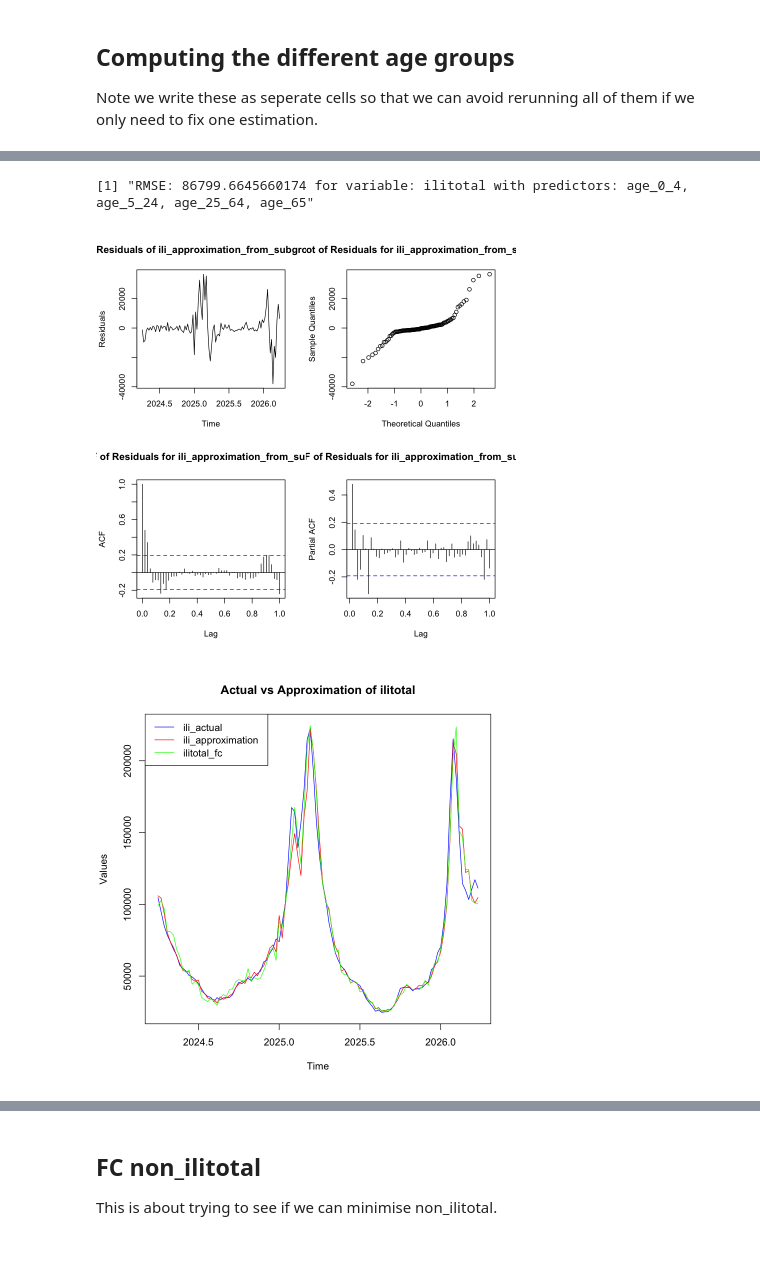
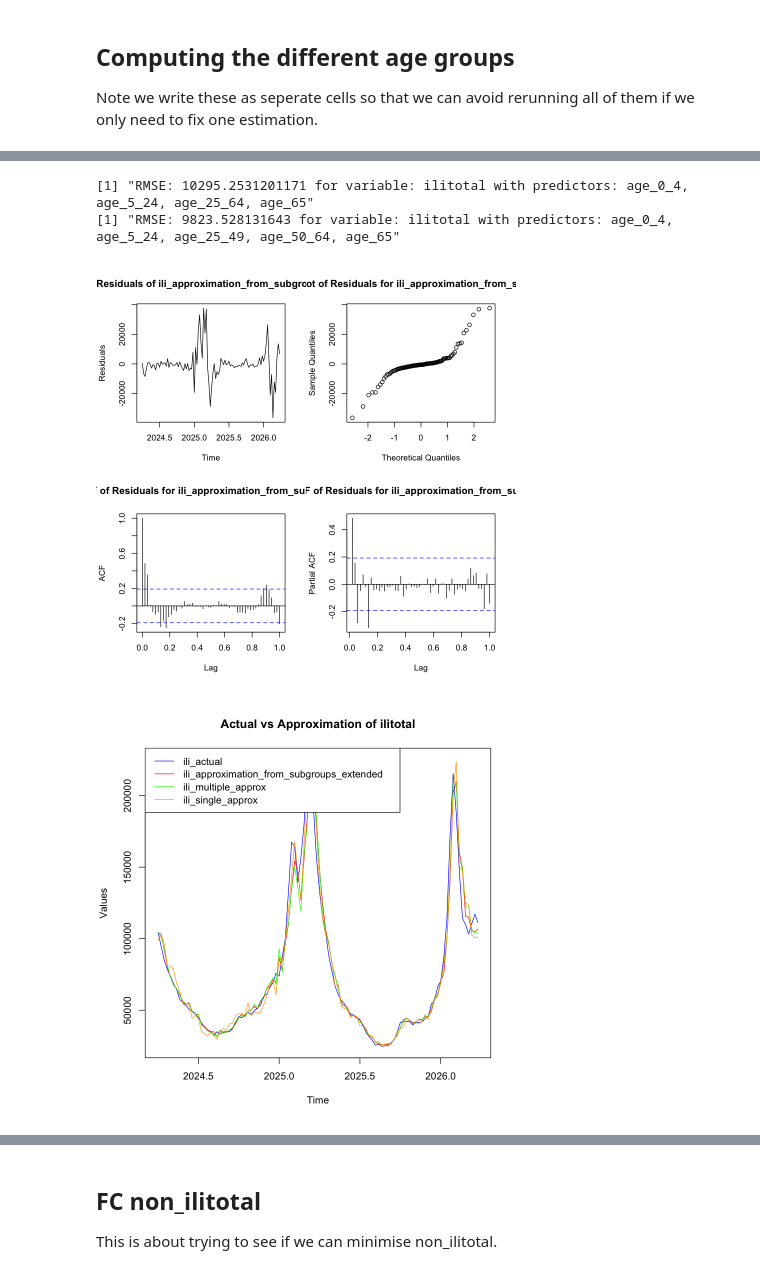
Before and after one commit to atlas0bh/stat443-project, a Jupyter notebook: perturbations_msarima.ipynb, the cells around one changed output, grey strips where cells are left out. Saved outputs shown, nothing was run; the diff lists cells and outputs as text; code cells hidden in the pictures.

```diff
--- a/perturbations_msarima.ipynb
+++ b/perturbations_msarima.ipynb
@@ -264,6 +459,6 @@ fc_age_5_24_fit <- fc_age_5_24$fit
 # %%
 initial_orders_age_25_64 = list(ar=c(1, 2, 1), i=c(0, 0, 1), ma=c(1, 1, 0))
-fc_age_25_64 <- get_it("age_25_64", initial_orders = initial_orders_age_25_64,perturbation = 2)
+fc_age_25_64 <- get_it("age_25_64", initial_orders = initial_orders_age_25_64,perturbation = 2,iterations = 5)
 # we use this so if it is taking to long we can stop the output and still have our forecast!
 fc_age_25_64_values <- fc_age_25_64$best_fc
 fc_age_25_64_fit <- fc_age_25_64$fit
@@ -272,0 +465,14 @@ Complete:  100 % Best Orders: ar=c(1, 2, 1), i=c(0, 0, 1), ma=c(1, 1, 0) Best RM
+# %%
+
+old_df <- read.csv("data/fluview_clean/ilinet_clean.csv")
+age_25_49 <- ts(old_df$age_25_49, frequency = 52,start = c(1997, 40))[is.na(old_df$age_25_64)]
+data_age_25_49 <- split_data(logp1(age_25_49),start=start(age_25_49))
+
+
+initial_orders_age_25_49 = list(ar=c(1, 2, 2), i=c(1, 0, 1), ma=c(2, 1, 0))
+fc_age_25_49 <- find_best_rmse_out_of_sample(data_age_25_49$ts_obj, initial_orders = initial_orders_age_25_49,perturbation = 2,iterations = 1)
+# we use this so if it is taking to long we can stop the output and still have our forecast!
+fc_age_25_49_values <- fc_age_25_49$best_fc
+fc_age_25_49_fit <- fc_age_25_49$fit
+residuals  <-expm1(data_age_25_49$holdout)-fc_age_25_49$best_fc
+plotresidues(residuals, "age_25_49")
@@ -272,0 +482,11 @@ Complete:  100 % Best Orders: ar=c(1, 2, 1), i=c(0, 0, 1), ma=c(1, 1, 0) Best RM
+# %%
+age_50_64 <- ts(old_df$age_50_64, frequency = 52,start = c(1997, 40))[is.na(old_df$age_25_64)]
+data_age_50_64 <- split_data(logp1(age_50_64),start=start(age_50_64))
+
+initial_orders_age_50_64 = list(ar=c(1, 2, 2), i=c(1, 0, 1), ma=c(2, 1, 0))
+fc_age_50_64 <- find_best_rmse_out_of_sample(data_age_50_64$ts_obj, initial_orders = initial_orders_age_50_64,perturbation = 2,iterations = 1)
+# we use this so if it is taking to long we can stop the output and still have our forecast!
+fc_age_50_64_values <- fc_age_50_64$best_fc
+fc_age_50_64_fit <- fc_age_50_64$fit
+residuals  <-expm1(data_age_50_64$holdout)-fc_age_50_64$best_fc
+plotresidues(residuals, "age_50_64")
@@ -273,6 +496,7 @@ Complete:  100 % Best Orders: ar=c(1, 2, 1), i=c(0, 0, 1), ma=c(1, 1, 0) Best RM
 # %%
 initial_orders_age_65 = list(ar=c(1, 1, 0), i=c(0, 1, 0), ma=c(0, 1, 1))
-fc_age_65 <- get_it("age_65", initial_orders = initial_orders_age_65,perturbation = 2, iterations = 50)
+fc_age_65 <- get_it("age_65", initial_orders = initial_orders_age_65,perturbation = 2, iterations = 5)
 fc_age_65_values <- fc_age_65$best_fc
 fc_age_65_fit <- fc_age_65$fit
+# ar=c(1, 3, 0), i=c(0, 1, 0), ma=c(0, 3, 0)) 1529.6266992985
 # %% [output]
@@ -280,20 +505,23 @@ Complete:  60 % Best Orders: ar=c(1, 1, 0), i=c(0, 1, 0), ma=c(0, 1, 1) Best RMS
 # %%
 ili_approximation_from_subgroups <- fc_age_0_4$best_fc+fc_age_5_24$best_fc+fc_age_25_64$best_fc+fc_age_65$best_fc
+ili_approximation_from_subgroups_extended <- fc_age_0_4$best_fc+fc_age_5_24$best_fc+fc_age_25_49$best_fc+fc_age_50_64$best_fc+fc_age_65$best_fc # notice we dont want age_25_65
 ilitotal_holdout <- split_data(df$ilitotal)$holdout
 
-print_rmse(sqrt(mean((ilitotal_holdout - ili_approximation_from_subgroups)^2)), "ilitotal", c("age_0_4", "age_5_24", "age_25_64", "age_65"))
+print_rmse(sqrt(mean((expm1(ilitotal_holdout) - ili_approximation_from_subgroups)^2)), "ilitotal", c("age_0_4", "age_5_24", "age_25_64", "age_65"))
+print_rmse(sqrt(mean((expm1(ilitotal_holdout) - ili_approximation_from_subgroups_extended)^2)), "ilitotal", c("age_0_4", "age_5_24", "age_25_49", "age_50_64", "age_65"))
 plotresidues(expm1(ilitotal_holdout)-ili_approximation_from_subgroups, "ili_approximation_from_subgroups")
 # plot(ilitotal_holdout*0+ili_approximation_from_subgroups,type='l', main="Approximation of ilitotal from subgroups", ylab="Approximation", xlab="Time")
 # plot(expm1(ilitotal_holdout))
 par(mfrow = c(1, 1))
-ts.plot(expm1(ilitotal_holdout), ili_approximation_from_subgroups,ilitotal_fc, col=c("blue", "red","green"), main="Actual vs Approximation of ilitotal", ylab="Values", xlab="Time")
+ts.plot(expm1(ilitotal_holdout),ili_approximation_from_subgroups_extended, ili_approximation_from_subgroups,ilitotal_fc, col=c("blue", "red","green","orange"), main="Actual vs Approximation of ilitotal", ylab="Values", xlab="Time")
 legend("topleft",
-       legend = c("ili_actual", "ili_approximation", "ilitotal_fc"),
-       col = c("blue", "red", "green"),
+       legend = c("ili_actual","ili_approximation_from_subgroups_extended", "ili_multiple_approx", "ili_single_approx"),
+       col = c("blue", "red", "green", "orange"),
        lty = c(1, 1, 1))
 # %% [output]
-[1] "RMSE: 86799.6645660174 for variable: ilitotal with predictors: age_0_4, age_5_24, age_25_64, age_65"
+[1] "RMSE: 10295.2531201171 for variable: ilitotal with predictors: age_0_4, age_5_24, age_25_64, age_65"
+[1] "RMSE: 9823.528131643 for variable: ilitotal with predictors: age_0_4, age_5_24, age_25_49, age_50_64, age_65"
-[figure, old version]
+[figure, new version]
-[figure, old version]
+[figure, new version]
 # %%
 
```
Also changed, not shown: parts of 26 cells of this notebook, 40 other files.
